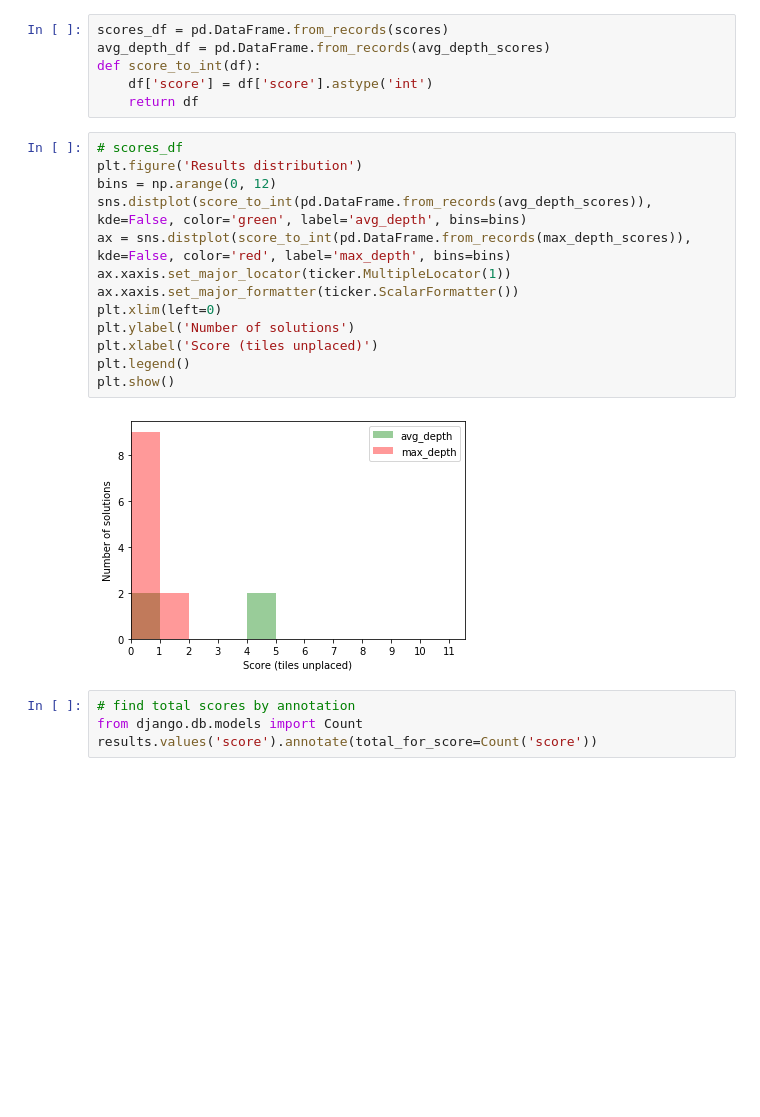
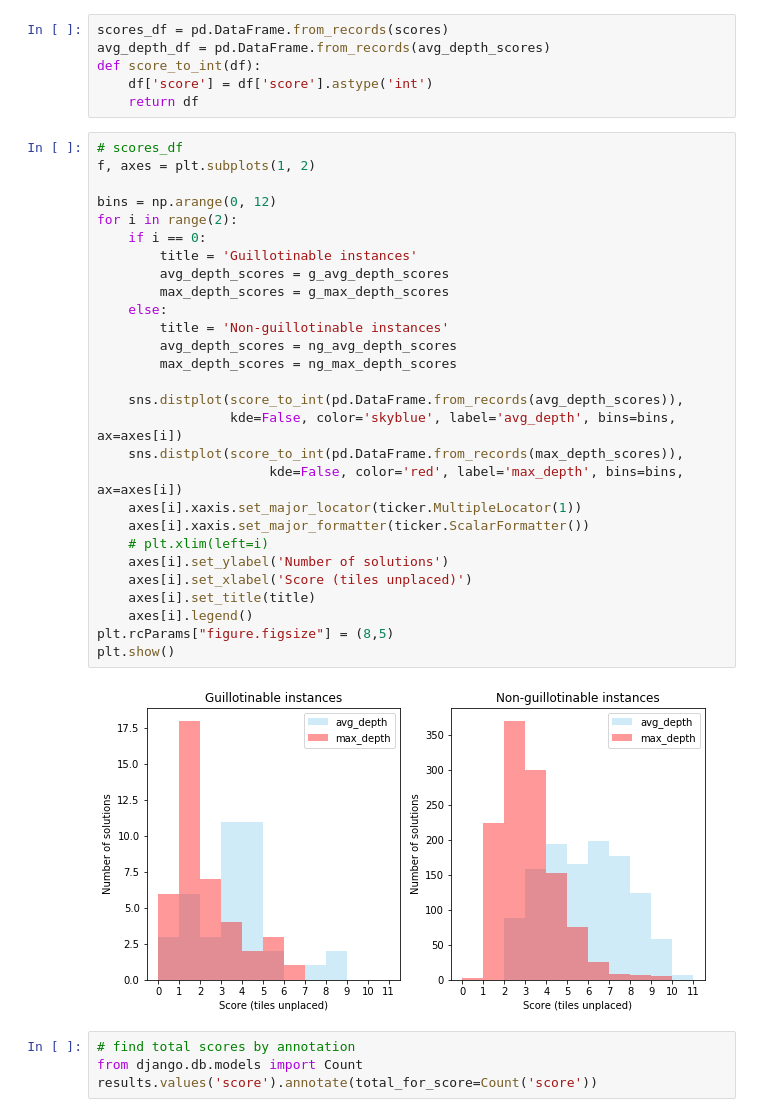
Before and after one commit to igorpejic/visapi, a Jupyter notebook: analsysis.ipynb, the cells around one changed output. Saved outputs shown, nothing was run; the diff lists cells and outputs as text; blank space fills up the shorter version.

```diff
--- a/analsysis.ipynb
+++ b/analsysis.ipynb
@@ -47,19 +103,34 @@ def score_to_int(df):
     return df
 # %%
 # scores_df
-plt.figure('Results distribution')
+f, axes = plt.subplots(1, 2)
+
 bins = np.arange(0, 12)
-sns.distplot(score_to_int(pd.DataFrame.from_records(avg_depth_scores)), kde=False, color='green', label='avg_depth', bins=bins)
-ax = sns.distplot(score_to_int(pd.DataFrame.from_records(max_depth_scores)), kde=False, color='red', label='max_depth', bins=bins)
-ax.xaxis.set_major_locator(ticker.MultipleLocator(1))
-ax.xaxis.set_major_formatter(ticker.ScalarFormatter())
-plt.xlim(left=0)
-plt.ylabel('Number of solutions')
-plt.xlabel('Score (tiles unplaced)')
-plt.legend()
+for i in range(2):
+    if i == 0:
+        title = 'Guillotinable instances'
+        avg_depth_scores = g_avg_depth_scores
+        max_depth_scores = g_max_depth_scores
+    else:
+        title = 'Non-guillotinable instances'
+        avg_depth_scores = ng_avg_depth_scores
+        max_depth_scores = ng_max_depth_scores
+
+    sns.distplot(score_to_int(pd.DataFrame.from_records(avg_depth_scores)),
+                 kde=False, color='skyblue', label='avg_depth', bins=bins, ax=axes[i])
+    sns.distplot(score_to_int(pd.DataFrame.from_records(max_depth_scores)),
+                      kde=False, color='red', label='max_depth', bins=bins, ax=axes[i])
+    axes[i].xaxis.set_major_locator(ticker.MultipleLocator(1))
+    axes[i].xaxis.set_major_formatter(ticker.ScalarFormatter())
+    # plt.xlim(left=i)
+    axes[i].set_ylabel('Number of solutions')
+    axes[i].set_xlabel('Score (tiles unplaced)')
+    axes[i].set_title(title)
+    axes[i].legend()
+plt.rcParams["figure.figsize"] = (8,5)
 plt.show()
 # %% [output]
-[figure, old version]
+[figure, new version]
 # %%
 # find total scores by annotation
 from django.db.models import Count
```
Also changed, not shown: parts of 4 cells of this notebook.
